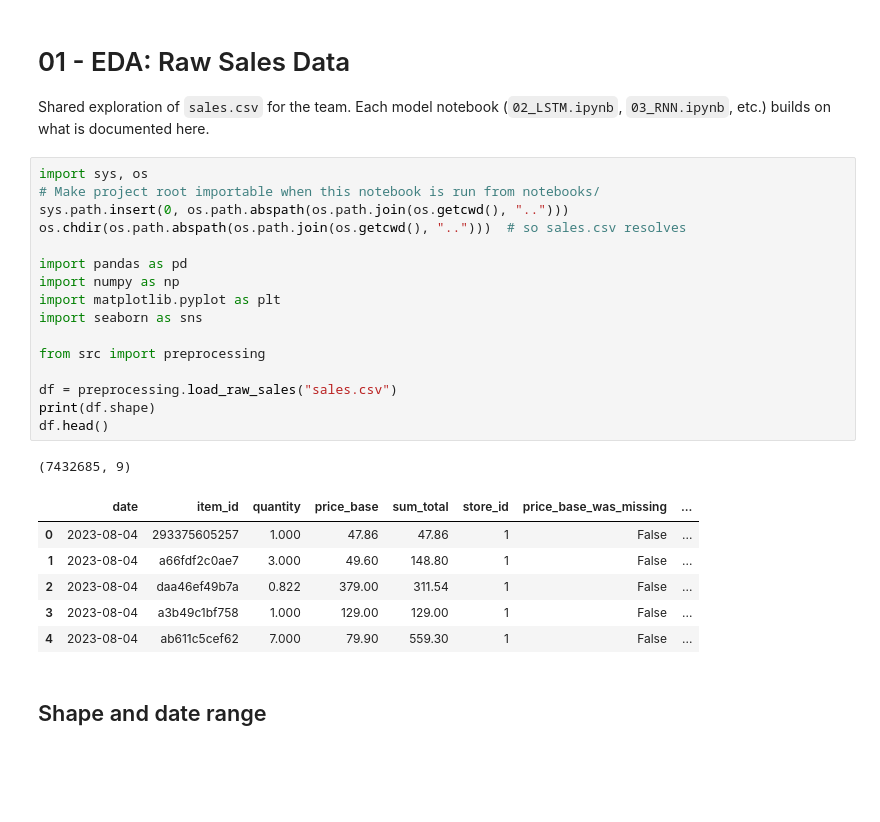
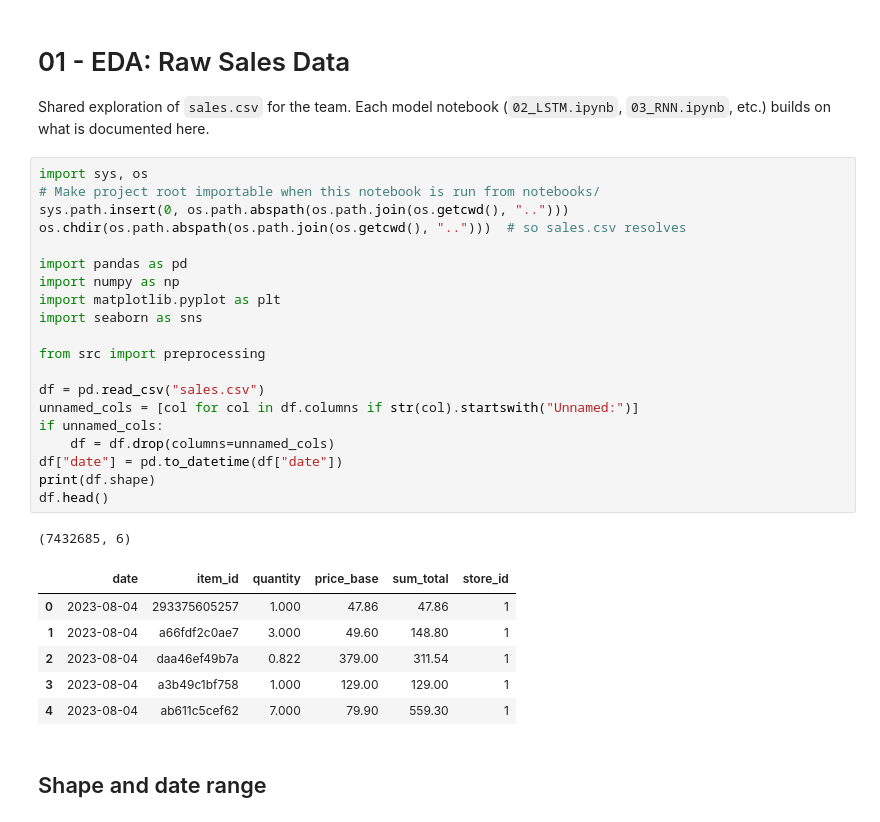
Before and after one commit to nhbi05/demand-forecasting, a Jupyter notebook: notebooks/01_EDA.ipynb, the cells around one changed output. Drawn from its saved outputs; the diff is of its cells as text; blank space fills up the shorter version.

```diff
--- a/notebooks/01_EDA.ipynb
+++ b/notebooks/01_EDA.ipynb
@@ -6,27 +6,31 @@ Shared exploration of `sales.csv` for the team. Each model notebook
 # %%
 import sys, os
 # Make project root importable when this notebook is run from notebooks/
 sys.path.insert(0, os.path.abspath(os.path.join(os.getcwd(), "..")))
 os.chdir(os.path.abspath(os.path.join(os.getcwd(), "..")))  # so sales.csv resolves
 
 import pandas as pd
 import numpy as np
 import matplotlib.pyplot as plt
 import seaborn as sns
 
 from src import preprocessing
 
-df = preprocessing.load_raw_sales("sales.csv")
+df = pd.read_csv("sales.csv")
+unnamed_cols = [col for col in df.columns if str(col).startswith("Unnamed:")]
+if unnamed_cols:
+    df = df.drop(columns=unnamed_cols)
+df["date"] = pd.to_datetime(df["date"])
 print(df.shape)
 df.head()
 # %% [output]
-(7432685, 9)
+(7432685, 6)
-|  | date | item_id | quantity | price_base | sum_total | store_id | price_base_was_missing | ... |
-| 0 | 2023-08-04 | 293375605257 | 1.000 | 47.86 | 47.86 | 1 | False | ... |
-| 1 | 2023-08-04 | a66fdf2c0ae7 | 3.000 | 49.60 | 148.80 | 1 | False | ... |
-| 2 | 2023-08-04 | daa46ef49b7a | 0.822 | 379.00 | 311.54 | 1 | False | ... |
-| 3 | 2023-08-04 | a3b49c1bf758 | 1.000 | 129.00 | 129.00 | 1 | False | ... |
-| 4 | 2023-08-04 | ab611c5cef62 | 7.000 | 79.90 | 559.30 | 1 | False | ... |
+|  | date | item_id | quantity | price_base | sum_total | store_id |
+| 0 | 2023-08-04 | 293375605257 | 1.000 | 47.86 | 47.86 | 1 |
+| 1 | 2023-08-04 | a66fdf2c0ae7 | 3.000 | 49.60 | 148.80 | 1 |
+| 2 | 2023-08-04 | daa46ef49b7a | 0.822 | 379.00 | 311.54 | 1 |
+| 3 | 2023-08-04 | a3b49c1bf758 | 1.000 | 129.00 | 129.00 | 1 |
+| 4 | 2023-08-04 | ab611c5cef62 | 7.000 | 79.90 | 559.30 | 1 |
 # %% [markdown]
 ## Shape and date range
 # %%
```
Also changed, not shown: parts of 3 cells of this notebook.
